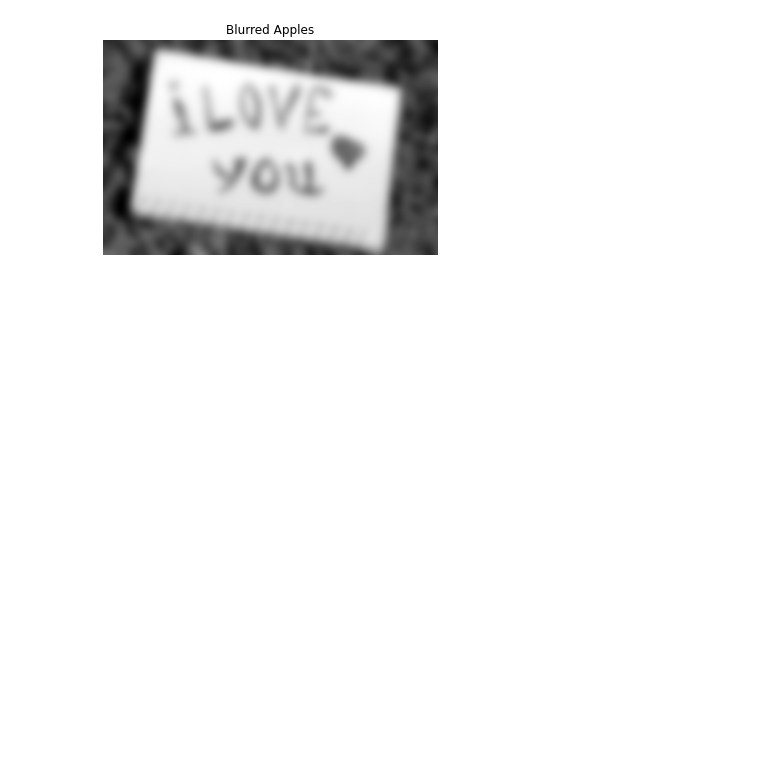
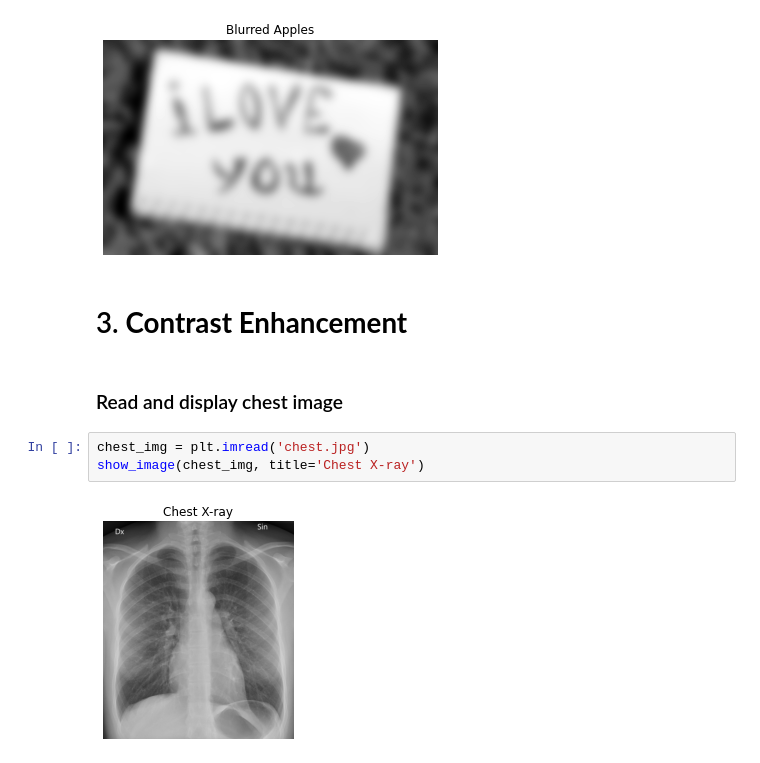
Before and after one commit to YousefAmerAwad/Image-Processing, a Jupyter notebook: Lab2/lab2.ipynb, the cells around one changed output. Drawn from its saved outputs; the diff is of its cells as text; blank space fills up the shorter version.

```diff
--- a/Lab2/lab2.ipynb
+++ b/Lab2/lab2.ipynb
@@ -66,3 +66,12 @@ blurred_notebook = gaussian(color.rgb2gray(notebook_image), 18)     #gray scaled
 show_image(blurred_notebook, title='Blurred Apples')
 # %% [output]
 [figure]
+# %% [markdown]
+# 3.<b> Contrast Enhancement
+# %% [markdown]
+### Read and display chest image
+# %%
+chest_img = plt.imread('chest.jpg')
+show_image(chest_img, title='Chest X-ray')
+# %% [output]
+[figure, added]
```
Also changed, not shown: parts of 12 cells of this notebook, 3 other files.
